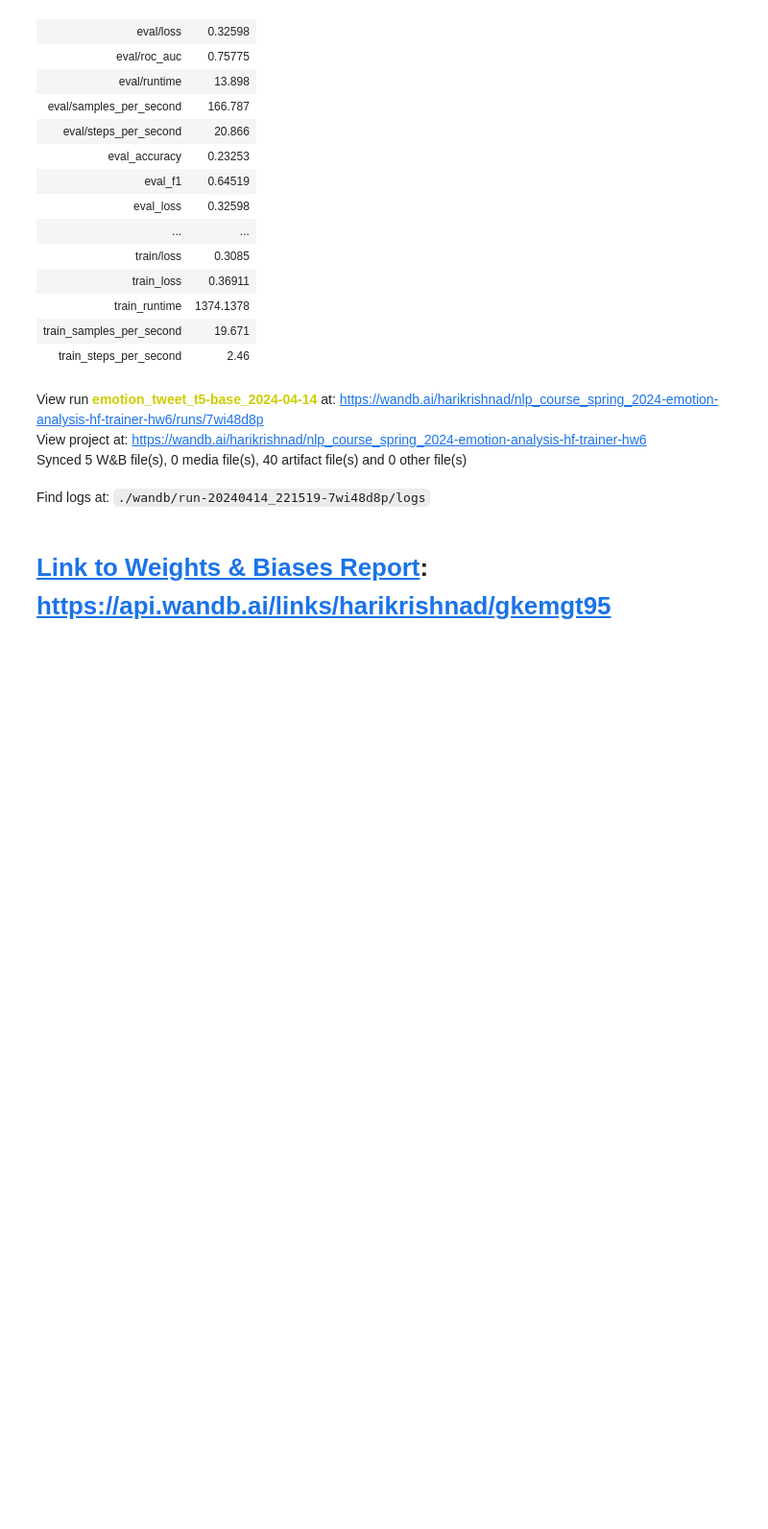
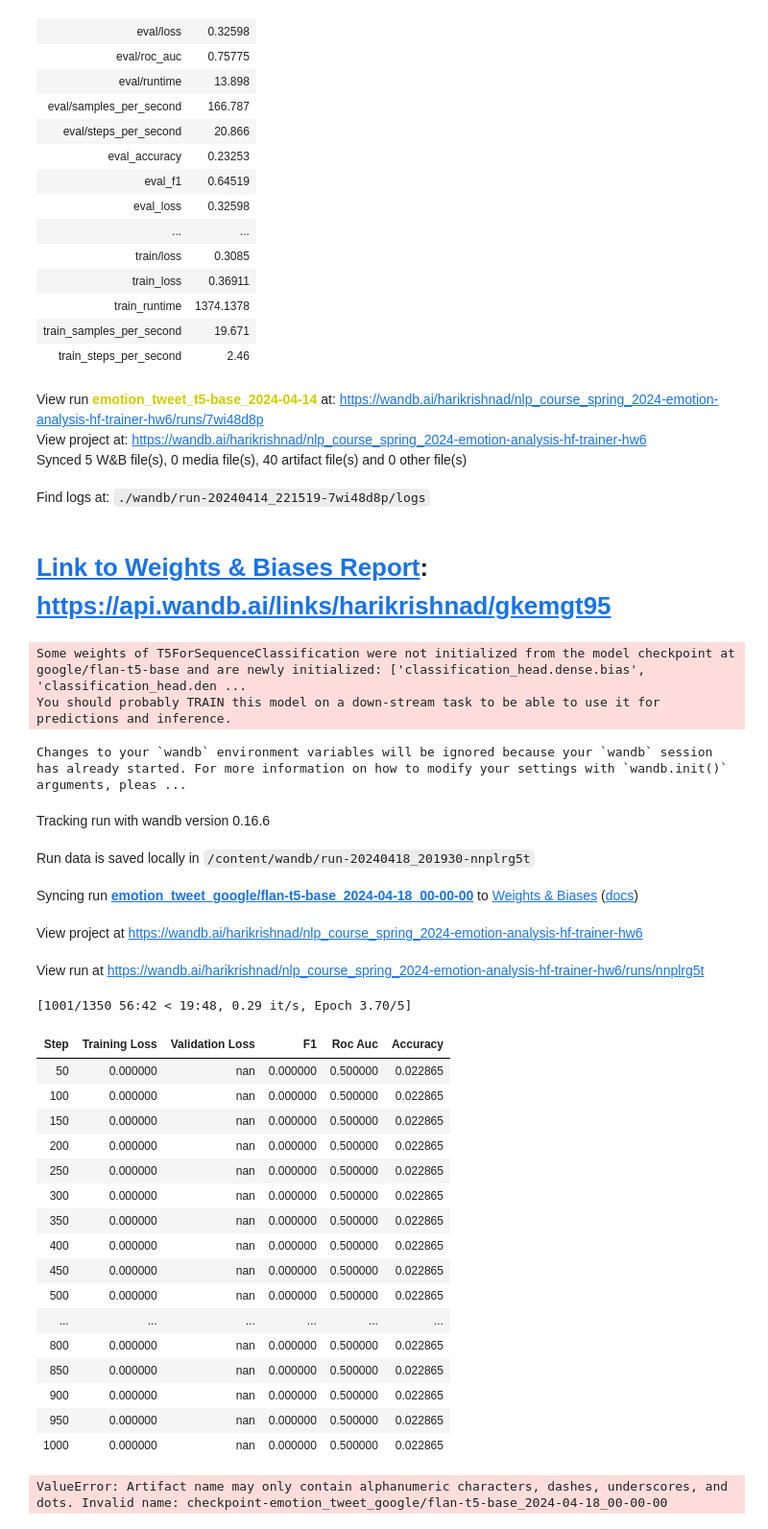
Before and after one commit to harikrishnad1997/BUAN_6342_Applied_Natural_Language_Processing, a Jupyter notebook: HW/Harikrishna_Dev_HW_6.ipynb, the cells around one changed output. Shown at 96% size. Cells and saved outputs as stored; diff of their text form; code cells hidden in the pictures; blank space fills up the shorter version.

```diff
--- a/HW/Harikrishna_Dev_HW_6.ipynb
+++ b/HW/Harikrishna_Dev_HW_6.ipynb
@@ -461,7 +459,9 @@ class MultiLabelClassifier:
             logging_strategy='steps',  # Log metrics and results to Weights & Biases platform
             logging_steps=50,  # Log metrics and results every 50 steps
             report_to='wandb',  # Log metrics and results to Weights & Biases platform
-            run_name=f"emotion_tweet_{self.model_name}_{date.today().strftime('%Y-%m-%d')}",  # Experiment name for Weights & Biases
+            gradient_accumulation_steps=10,  # Accumulate gradients for every 1 step
+            gradient_checkpointing=True,  # Enable gradient checkpointing
+            run_name=f"emotion_tweet_{self.model_name}_{date.today().strftime('%Y-%m-%d_%H-%M-%S')}",  # Experiment name for Weights & Biases
             fp16=True  # Use mixed precision training (FP16)
             )
 
@@ -1033,3 +1033,45 @@ Synced 5 W&B file(s), 0 media file(s), 40 artifact file(s) and 0 other file(s)
 Find logs at: ./wandb/run-20240414_221519-7wi48d8p/logs
 # %% [markdown]
 # [Link to Weights & Biases Report](https://api.wandb.ai/links/harikrishnad/gkemgt95):  https://api.wandb.ai/links/harikrishnad/gkemgt95
+# %%
+free_memory()
+classifier = MultiLabelClassifier(
+    model_name="google/flan-t5-base",
+    labels=label_columns,
+    batch_size=2,
+    learning_rate=2e-5,
+    num_epochs=5,
+    metric_name="f1",
+    threshold=0.5
+)
+# %% [output]
+Some weights of T5ForSequenceClassification were not initialized from the model checkpoint at google/flan-t5-base and are newly initialized: ['classification_head.dense.bias', 'classification_head.den ...
+You should probably TRAIN this model on a down-stream task to be able to use it for predictions and inference.
+# %%
+classifier.train(trainset['train'], trainset['test'])
+# %% [output]
+Changes to your `wandb` environment variables will be ignored because your `wandb` session has already started. For more information on how to modify your settings with `wandb.init()` arguments, pleas ...
+Tracking run with wandb version 0.16.6
+Run data is saved locally in /content/wandb/run-20240418_201930-nnplrg5t
+Syncing run emotion_tweet_google/flan-t5-base_2024-04-18_00-00-00 to Weights & Biases (docs)
+View project at https://wandb.ai/harikrishnad/nlp_course_spring_2024-emotion-analysis-hf-trainer-hw6
+View run at https://wandb.ai/harikrishnad/nlp_course_spring_2024-emotion-analysis-hf-trainer-hw6/runs/nnplrg5t
+[1001/1350 56:42 < 19:48, 0.29 it/s, Epoch 3.70/5]
+| Step | Training Loss | Validation Loss | F1 | Roc Auc | Accuracy |
+| 50 | 0.000000 | nan | 0.000000 | 0.500000 | 0.022865 |
+| 100 | 0.000000 | nan | 0.000000 | 0.500000 | 0.022865 |
+| 150 | 0.000000 | nan | 0.000000 | 0.500000 | 0.022865 |
+| 200 | 0.000000 | nan | 0.000000 | 0.500000 | 0.022865 |
+| 250 | 0.000000 | nan | 0.000000 | 0.500000 | 0.022865 |
+| 300 | 0.000000 | nan | 0.000000 | 0.500000 | 0.022865 |
+| 350 | 0.000000 | nan | 0.000000 | 0.500000 | 0.022865 |
+| 400 | 0.000000 | nan | 0.000000 | 0.500000 | 0.022865 |
+| 450 | 0.000000 | nan | 0.000000 | 0.500000 | 0.022865 |
+| 500 | 0.000000 | nan | 0.000000 | 0.500000 | 0.022865 |
+| ... | ... | ... | ... | ... | ... |
+| 800 | 0.000000 | nan | 0.000000 | 0.500000 | 0.022865 |
+| 850 | 0.000000 | nan | 0.000000 | 0.500000 | 0.022865 |
+| 900 | 0.000000 | nan | 0.000000 | 0.500000 | 0.022865 |
+| 950 | 0.000000 | nan | 0.000000 | 0.500000 | 0.022865 |
+| 1000 | 0.000000 | nan | 0.000000 | 0.500000 | 0.022865 |
+ValueError: Artifact name may only contain alphanumeric characters, dashes, underscores, and dots. Invalid name: checkpoint-emotion_tweet_google/flan-t5-base_2024-04-18_00-00-00
```
Also changed, not shown: parts of 7 cells of this notebook, 1 other file.
